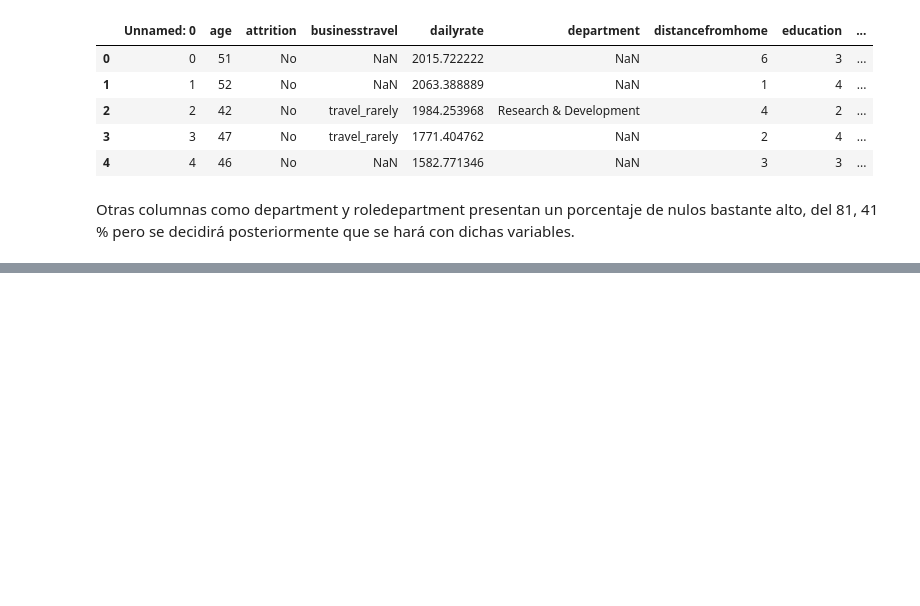
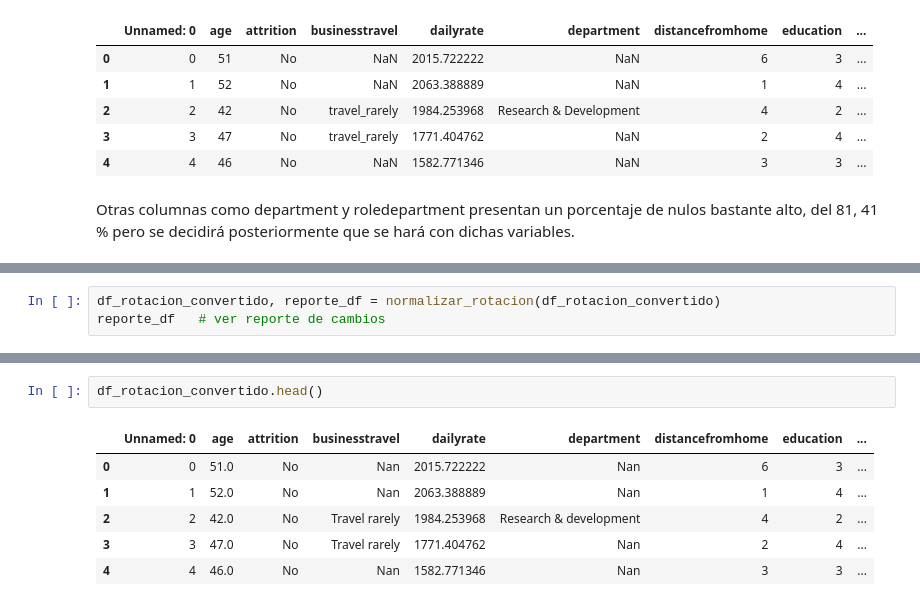
Before and after one commit to Ana-Duag/proyecto-optimizacion-talento, a Jupyter notebook: EDA-inicial.ipynb, the cells around one changed output, grey strips where cells are left out. Drawn from its saved outputs; the diff is of its cells as text; blank space fills up the shorter version.

```diff
--- a/EDA-inicial.ipynb
+++ b/EDA-inicial.ipynb
@@ -588,0 +696,3 @@ Columnas con posibles tipos incorrectos:
+# %%
+df_rotacion_convertido, reporte_df = normalizar_rotacion(df_rotacion_convertido)
+reporte_df   # ver reporte de cambios
@@ -588,0 +718,9 @@ Columnas con posibles tipos incorrectos:
+# %%
+df_rotacion_convertido.head()
+# %% [output]
+|  | Unnamed: 0 | age | attrition | businesstravel | dailyrate | department | distancefromhome | education | ... |
+| 0 | 0 | 51.0 | No | Nan | 2015.722222 | Nan | 6 | 3 | ... |
+| 1 | 1 | 52.0 | No | Nan | 2063.388889 | Nan | 1 | 4 | ... |
+| 2 | 2 | 42.0 | No | Travel rarely | 1984.253968 | Research & development | 4 | 2 | ... |
+| 3 | 3 | 47.0 | No | Travel rarely | 1771.404762 | Nan | 2 | 4 | ... |
+| 4 | 4 | 46.0 | No | Nan | 1582.771346 | Nan | 3 | 3 | ... |
```
Also changed, not shown: parts of 13 cells of this notebook.
